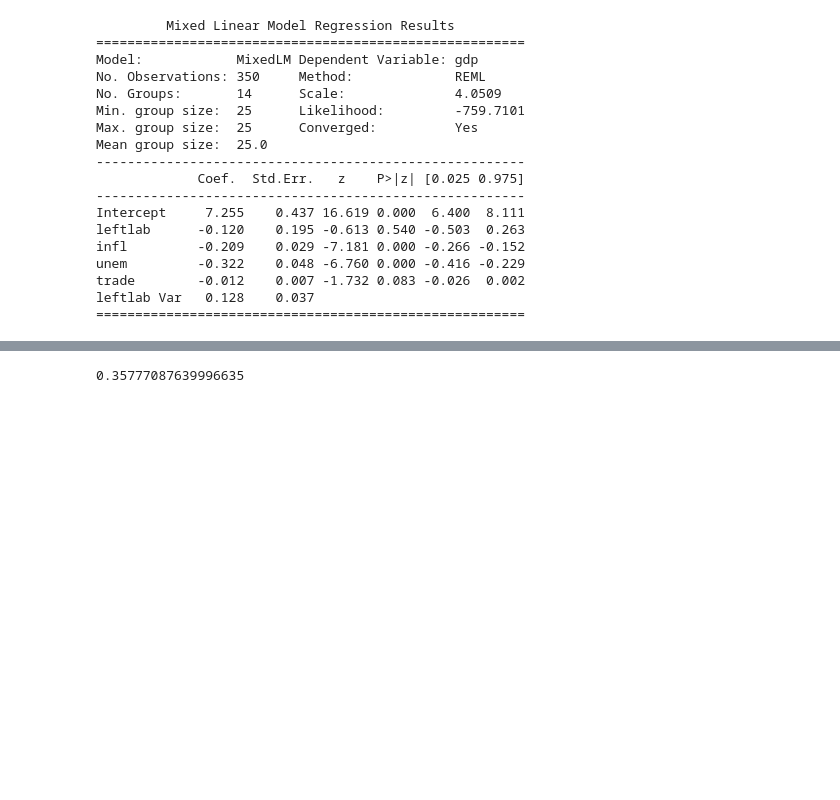
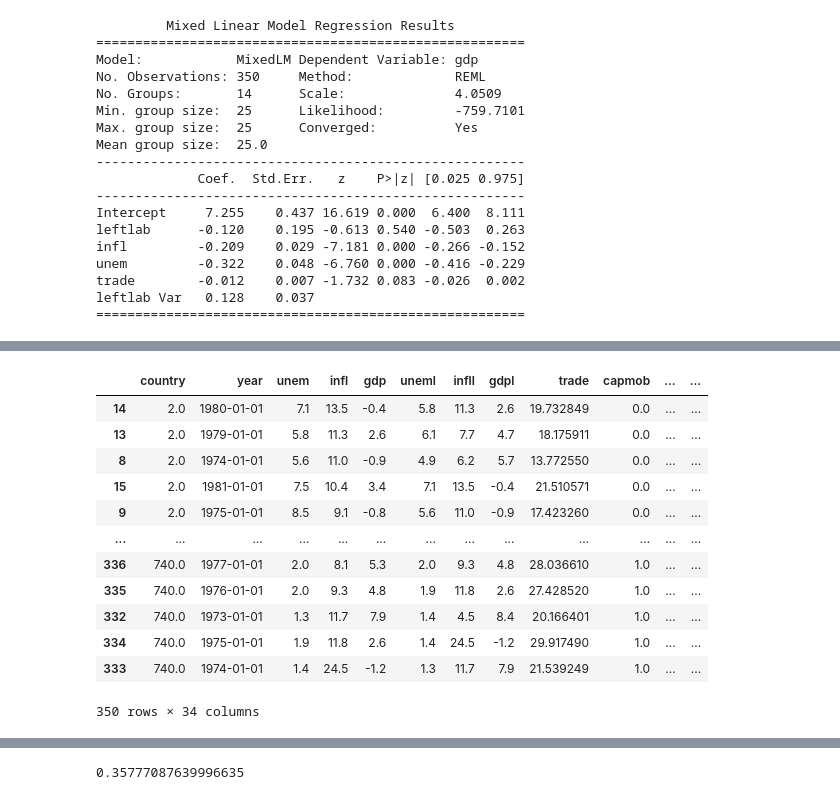
Before and after one commit to jgkorman/Statistical-Analysis-In-Python, a Jupyter notebook: Assignment_1_MLE2_Korman_JamesG_ICPSR_2022.ipynb, the cells around one changed output, grey strips where cells are left out. Saved outputs shown, nothing was run; the diff lists cells and outputs as text; code cells hidden in the pictures; blank space fills up the shorter version.

```diff
--- a/Assignment_1_MLE2_Korman_JamesG_ICPSR_2022.ipynb
+++ b/Assignment_1_MLE2_Korman_JamesG_ICPSR_2022.ipynb
@@ -368,0 +458,3 @@ leftlab Var   0.128    0.037
+# %%
+# creating a copy of the main dataframe to add the random slopes and y_hat predictions into the dataframe for plotting
+df2 = df.copy()
@@ -368,0 +539,18 @@ leftlab Var   0.128    0.037
+# %%
+# sorting values based on our country groups and predictions to prepare for plotting from low to high
+df2_sort = df2.sort_values(['country', 'y_hat']).copy()
+df2_sort
+# %% [output]
+|  | country | year | unem | infl | gdp | uneml | infll | gdpl | trade | capmob | ... | ... |
+| 14 | 2.0 | 1980-01-01 | 7.1 | 13.5 | -0.4 | 5.8 | 11.3 | 2.6 | 19.732849 | 0.0 | ... | ... |
+| 13 | 2.0 | 1979-01-01 | 5.8 | 11.3 | 2.6 | 6.1 | 7.7 | 4.7 | 18.175911 | 0.0 | ... | ... |
+| 8 | 2.0 | 1974-01-01 | 5.6 | 11.0 | -0.9 | 4.9 | 6.2 | 5.7 | 13.772550 | 0.0 | ... | ... |
+| 15 | 2.0 | 1981-01-01 | 7.5 | 10.4 | 3.4 | 7.1 | 13.5 | -0.4 | 21.510571 | 0.0 | ... | ... |
+| 9 | 2.0 | 1975-01-01 | 8.5 | 9.1 | -0.8 | 5.6 | 11.0 | -0.9 | 17.423260 | 0.0 | ... | ... |
+| ... | ... | ... | ... | ... | ... | ... | ... | ... | ... | ... | ... | ... |
+| 336 | 740.0 | 1977-01-01 | 2.0 | 8.1 | 5.3 | 2.0 | 9.3 | 4.8 | 28.036610 | 1.0 | ... | ... |
+| 335 | 740.0 | 1976-01-01 | 2.0 | 9.3 | 4.8 | 1.9 | 11.8 | 2.6 | 27.428520 | 1.0 | ... | ... |
+| 332 | 740.0 | 1973-01-01 | 1.3 | 11.7 | 7.9 | 1.4 | 4.5 | 8.4 | 20.166401 | 1.0 | ... | ... |
+| 334 | 740.0 | 1975-01-01 | 1.9 | 11.8 | 2.6 | 1.4 | 24.5 | -1.2 | 29.917490 | 1.0 | ... | ... |
+| 333 | 740.0 | 1974-01-01 | 1.4 | 24.5 | -1.2 | 1.3 | 11.7 | 7.9 | 21.539249 | 1.0 | ... | ... |
+350 rows × 34 columns
```
Also changed, not shown: parts of 31 cells of this notebook.
